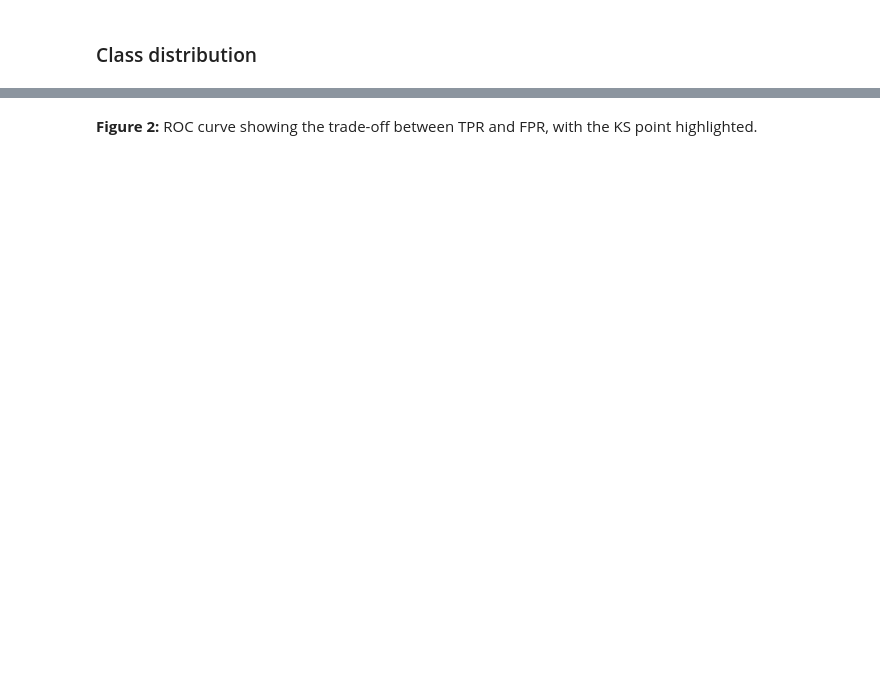
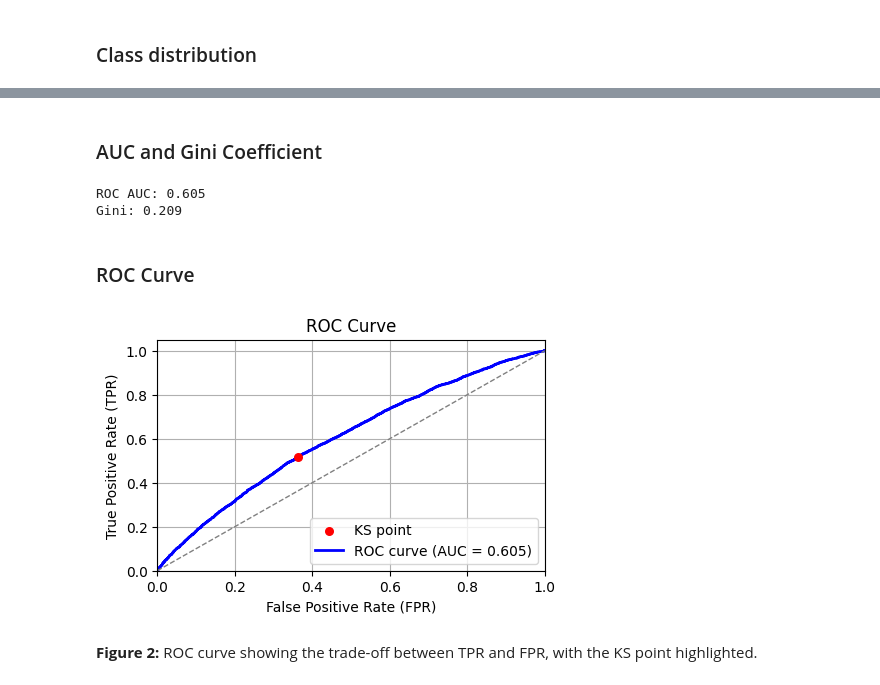
Before and after one commit to ladih/Credit-Risk-Modelling-Probability-of-Default-Prediction, a Jupyter notebook: creditrisk.ipynb, the cells around one changed output, grey strips where cells are left out. Saved outputs shown, nothing was run; the diff lists cells and outputs as text; code cells hidden in the pictures; blank space fills up the shorter version.

```diff
--- a/creditrisk.ipynb
+++ b/creditrisk.ipynb
@@ -236,2 +343,40 @@ plt.show()
+# %% [markdown]
+### AUC and Gini Coefficient
+# %%
+# AUC, Gini
+from sklearn.metrics import roc_auc_score
+auc = roc_auc_score(y_test, y_pred_proba)
+gini = 2 * auc - 1
+print(f"ROC AUC: {auc:.3f}")
+print(f"Gini: {gini:.3f}")
+# %% [output]
+ROC AUC: 0.605
+Gini: 0.209
+# %% [markdown]
+### ROC Curve
+# %%
+# ROC curve
+import matplotlib.pyplot as plt
+from sklearn.metrics import roc_curve
+
+fpr, tpr, thresholds = roc_curve(y_test, y_pred_proba)
+ks_index = (tpr - fpr).argmax() # KS
+
+plt.figure(figsize=(5,3))
+plt.scatter(fpr[ks_index], tpr[ks_index], color='red', s=30, label='KS point', zorder=5)
+
+plt.plot(fpr, tpr, color='blue', lw=2, label=f'ROC curve (AUC = {auc:.3f})')
+plt.plot([0, 1], [0, 1], color='gray', lw=1, linestyle='--') # random classifier line
+
+plt.xlim([0.0, 1.0])
+plt.ylim([0.0, 1.05])
+plt.xlabel('False Positive Rate (FPR)')
+plt.ylabel('True Positive Rate (TPR)')
+plt.title('ROC Curve')
+plt.legend(loc="lower right")
+plt.grid(True)
+plt.show()
+# %% [output]
+[figure, added]
 # %% [markdown]
 **Figure 2:** ROC curve showing the trade-off between TPR and FPR, with the KS point highlighted.
```
Also changed, not shown: parts of 69 cells of this notebook, 1 other file.
